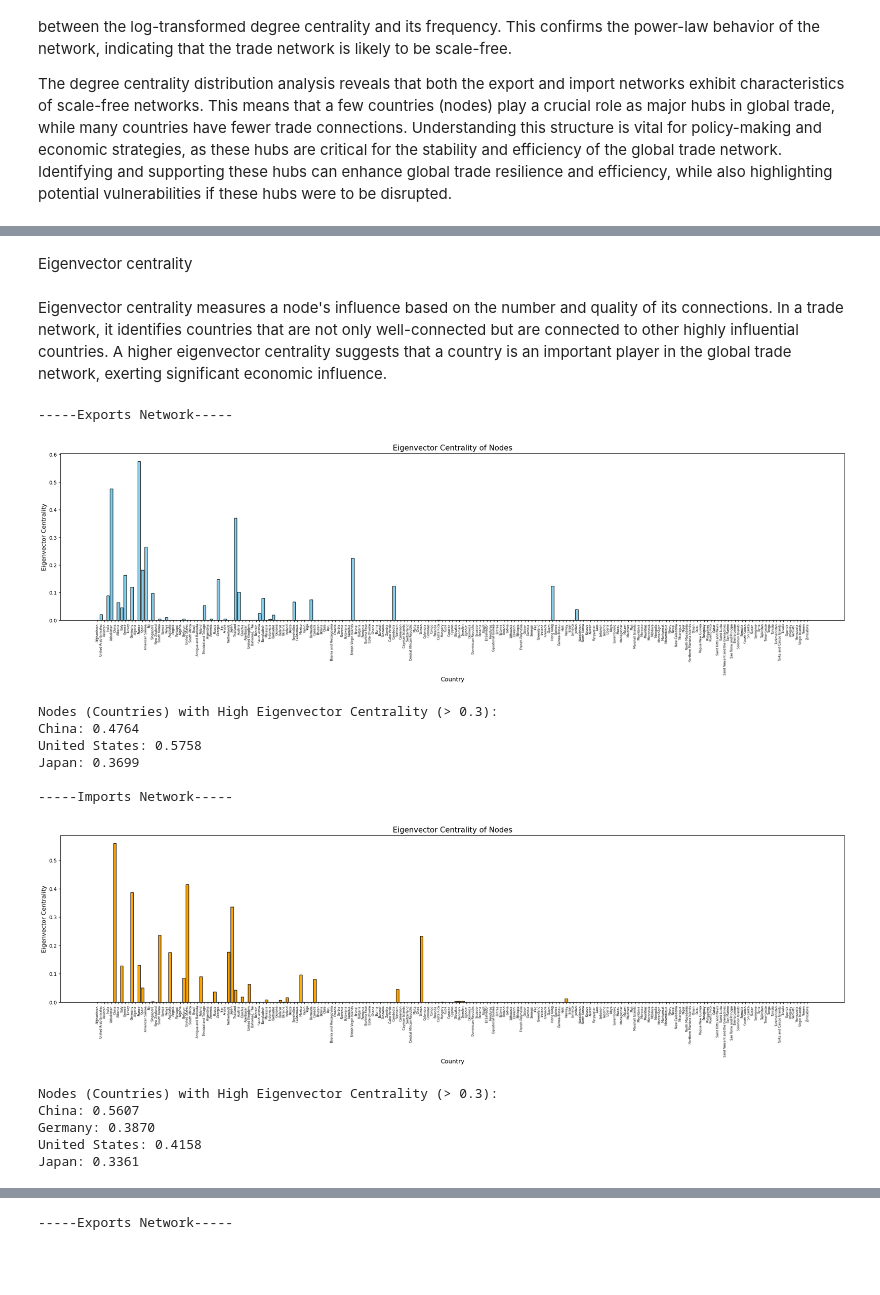
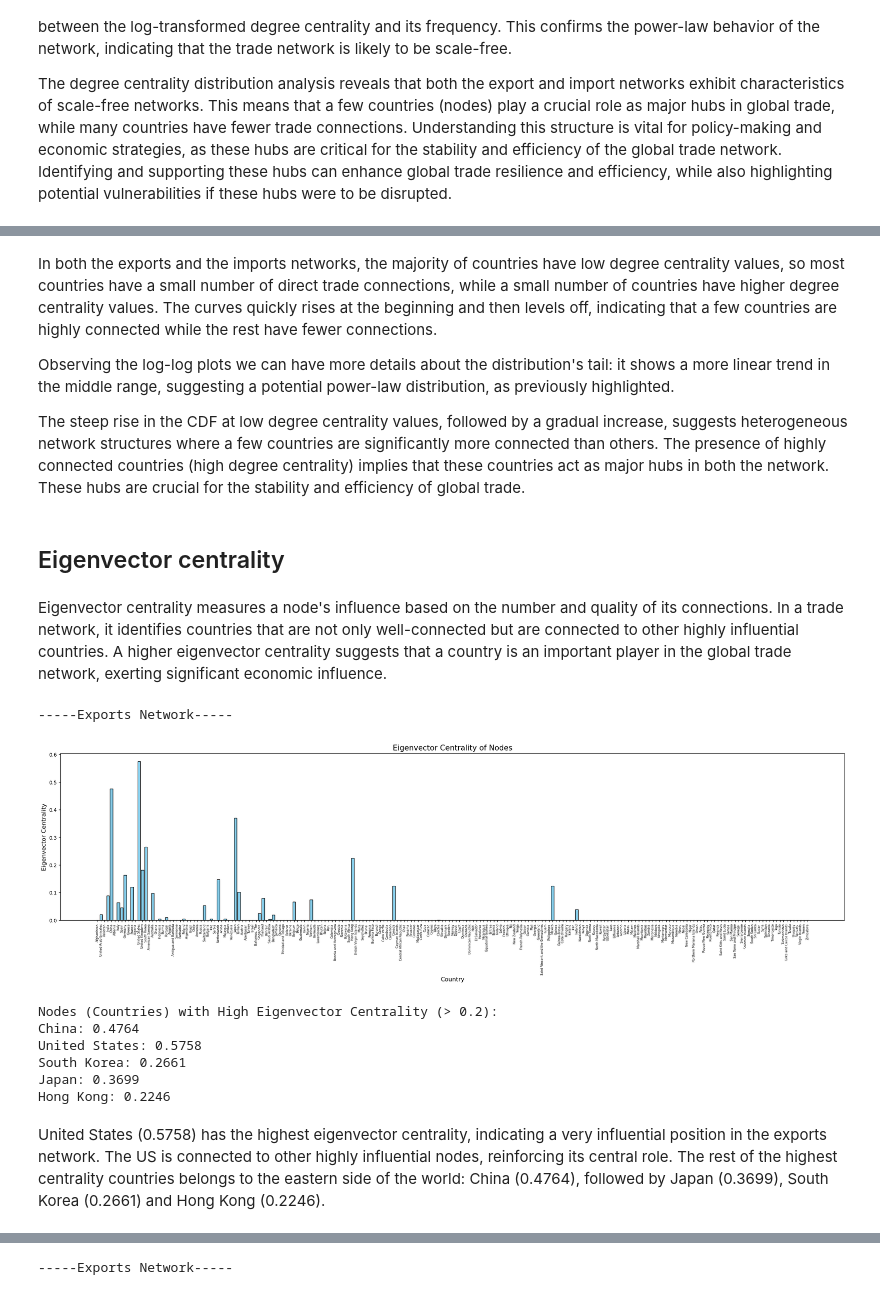
Before and after one commit to Flebio/sna_import_export, a Jupyter notebook: import_export.ipynb, the cells around one changed output, grey strips where cells are left out. Saved outputs shown, nothing was run; the diff lists cells and outputs as text; code cells hidden in the pictures; blank space fills up the shorter version.

```diff
--- a/import_export.ipynb
+++ b/import_export.ipynb
@@ -197,7 +203,6 @@ G_import = G_imports.subgraph(common_nodes).copy()
 eliminated_from_exports = nodes_export - common_nodes
 eliminated_from_imports = nodes_import - common_nodes
 
-countries = G_import.nodes()
 print(f"Nodes eliminated from export graph: {eliminated_from_exports}")
 print(f"Nodes eliminated from import graph: {eliminated_from_imports}")
 # %% [output]
@@ -217,7 +222,8 @@ degree_centrality_values_export = list(degree_centrality_export.values())
 degree_centrality_values_import = list(degree_centrality_import.values())
 
 # Plot histogram
-def centrality(countries, cent, centrality_values, type, threshold, color='skyblue'):
+def centrality(cent, centrality_values, type, threshold, color='skyblue'):
+    countries = cent.keys()
     plt.figure(figsize=(28, 6))
     plt.bar(countries, centrality_values, color=color, edgecolor='black')
     plt.xticks(rotation=90, fontsize=6)
@@ -233,6 +239,6 @@ def centrality(countries, cent, centrality_values, type, threshold, color='skybl
     return high_centrality_nodes
 
 print("-----Exports Network-----")
-high_degree_nodes_export = centrality(countries, degree_centrality_export, degree_centrality_values_export, type='Degree Centrality',threshold=0.2)
+high_degree_nodes_export = centrality(degree_centrality_export, degree_centrality_values_export, type='Degree Centrality',threshold=0.2)
 # %% [output]
 -----Exports Network-----
@@ -397,30 +405,30 @@ cumulative_distribution(degree_centrality_values_import,type='Degree', color='or
+# %% [markdown]
+In both the exports and the imports networks, the majority of countries have low degree centrality values, so most countries have a small number of direct trade connections, while a small number of countries have higher degree centrality values. The curves quickly rises at the beginning and then levels off, indicating that a few countries are highly connected while the rest have fewer connections.
+
+Observing the log-log plots we can have more details about the distribution's tail: it shows a more linear trend in the middle range, suggesting a potential power-law distribution, as previously highlighted.
+
+The steep rise in the CDF at low degree centrality values, followed by a gradual increase, suggests heterogeneous network structures where a few countries are significantly more connected than others. The presence of highly connected countries (high degree centrality) implies that these countries act as major hubs in both the network. These hubs are crucial for the stability and efficiency of global trade.
 # %% [markdown]
-Eigenvector centrality
+## Eigenvector centrality
 # %% [markdown]
 Eigenvector centrality measures a node's influence based on the number and quality of its connections. In a trade network, it identifies countries that are not only well-connected but are connected to other highly influential countries. A higher eigenvector centrality suggests that a country is an important player in the global trade network, exerting significant economic influence.
 # %%
 eigenvector_centrality_export = nx.eigenvector_centrality(G_export)
 eigenvector_centrality_import = nx.eigenvector_centrality(G_import)
 
 eigenvector_centrality_values_export = list(eigenvector_centrality_export.values())
 eigenvector_centrality_values_import = list(eigenvector_centrality_import.values())
 
 print("-----Exports Network-----")
-high_eigenvector_nodes_export = centrality(countries, eigenvector_centrality_export, eigenvector_centrality_values_export, type='Eigenvector Centrality',threshold=0.3, color='skyblue')
-print("\n-----Imports Network-----")
-high_eigenvector_nodes_import = centrality(countries, eigenvector_centrality_import, eigenvector_centrality_values_import, type='Eigenvector Centrality',threshold=0.3, color='orange')
+high_eigenvector_nodes_export = centrality(eigenvector_centrality_export, eigenvector_centrality_values_export, type='Eigenvector Centrality',threshold=0.2, color='skyblue')
 # %% [output]
 -----Exports Network-----
-[figure, old version]
+[figure, new version]
-Nodes (Countries) with High Eigenvector Centrality (> 0.3):
+Nodes (Countries) with High Eigenvector Centrality (> 0.2):
 China: 0.4764
 United States: 0.5758
+South Korea: 0.2661
 Japan: 0.3699
-
------Imports Network-----
+Hong Kong: 0.2246
-[figure, removed]
-Nodes (Countries) with High Eigenvector Centrality (> 0.3):
-China: 0.5607
-Germany: 0.3870
-United States: 0.4158
-Japan: 0.3361
+# %% [markdown]
+United States (0.5758) has the highest eigenvector centrality, indicating a very influential position in the exports network. The US is connected to other highly influential nodes, reinforcing its central role. The rest of the highest centrality countries belongs to the eastern side of the world: China (0.4764), followed by Japan (0.3699), South Korea (0.2661) and Hong Kong (0.2246).
```
Also changed, not shown: parts of 35 cells of this notebook, 4 other files.
